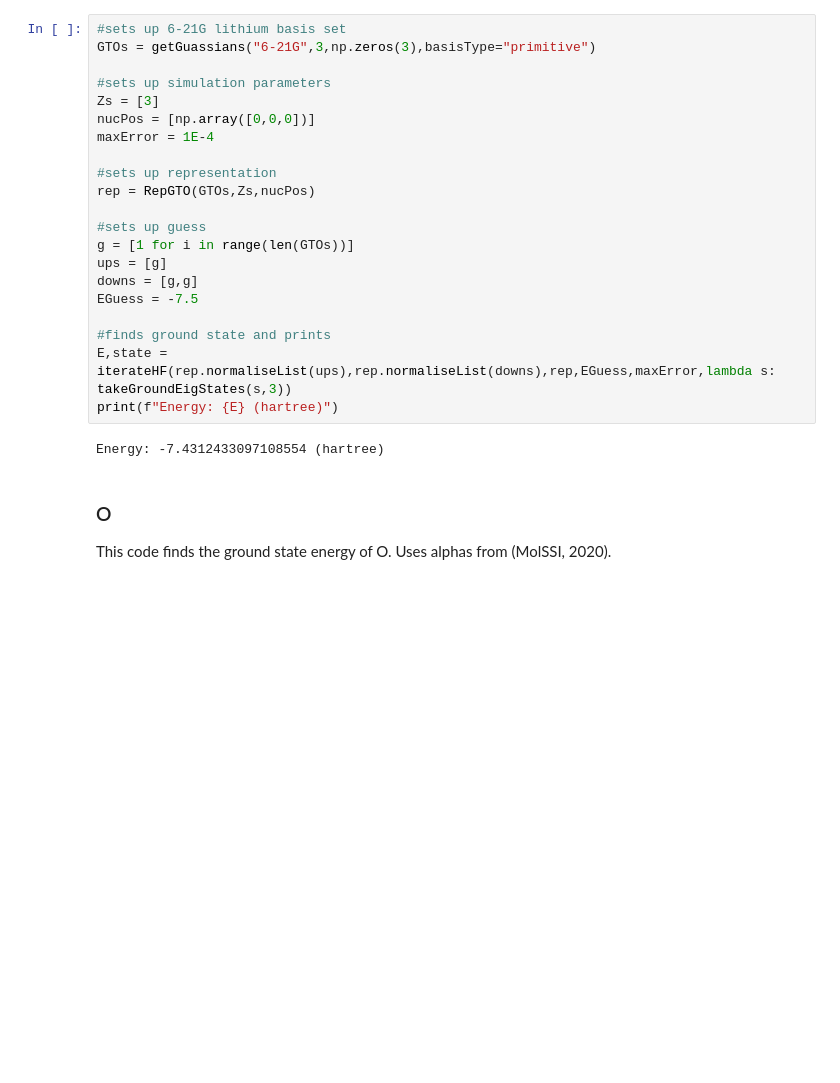
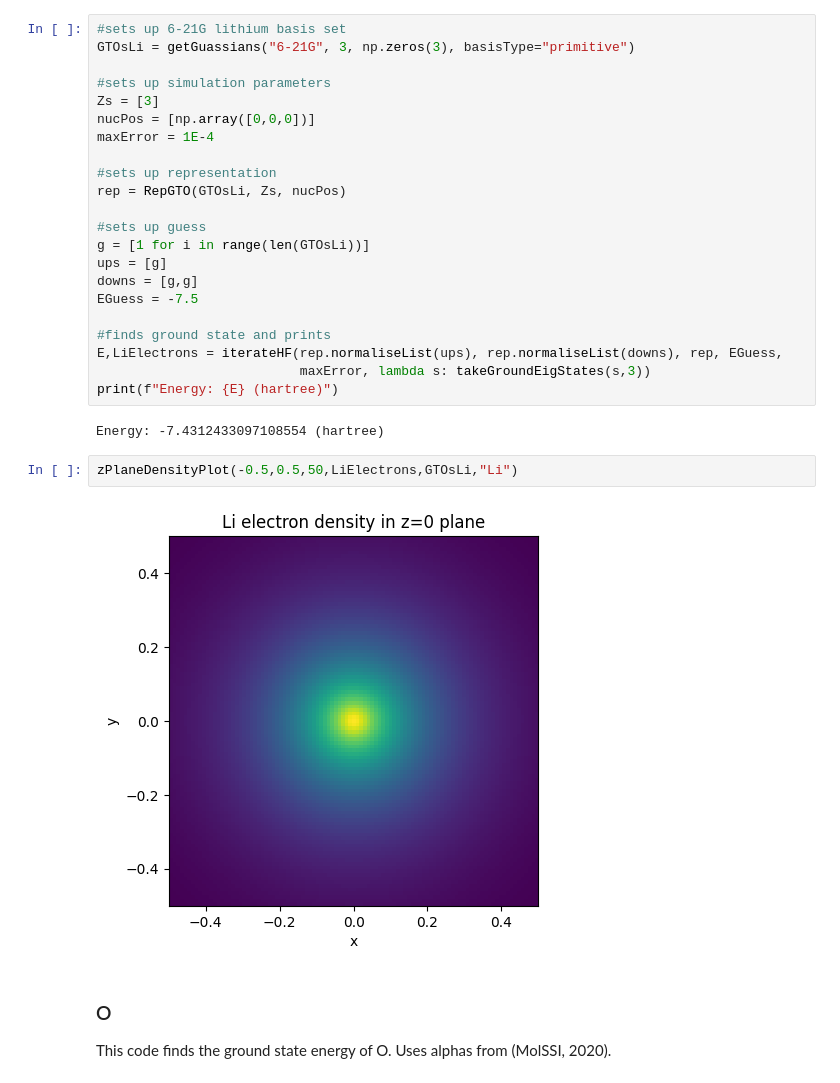
Before and after one commit to Williame33445/physics-projects, a Jupyter notebook: hartree_fock/hartree-fock-calculations.ipynb, the cells around one changed output. Saved outputs shown, nothing was run; the diff lists cells and outputs as text; blank space fills up the shorter version.

```diff
--- a/hartree_fock/hartree-fock-calculations.ipynb
+++ b/hartree_fock/hartree-fock-calculations.ipynb
@@ -209,7 +251,7 @@ Bound length: [1.38867188] au
 This code finds the ground state energy of Li. Uses alphas from (MolSSI, 2020).
 # %%
 #sets up 6-21G lithium basis set
-GTOs = getGuassians("6-21G",3,np.zeros(3),basisType="primitive")
+GTOsLi = getGuassians("6-21G", 3, np.zeros(3), basisType="primitive")
 
 #sets up simulation parameters
 Zs = [3]
@@ -217,19 +259,24 @@ nucPos = [np.array([0,0,0])]
 maxError = 1E-4
 
 #sets up representation
-rep = RepGTO(GTOs,Zs,nucPos)
+rep = RepGTO(GTOsLi, Zs, nucPos)
 
 #sets up guess
-g = [1 for i in range(len(GTOs))]
+g = [1 for i in range(len(GTOsLi))]
 ups = [g]
 downs = [g,g]
 EGuess = -7.5
 
 #finds ground state and prints
-E,state = iterateHF(rep.normaliseList(ups),rep.normaliseList(downs),rep,EGuess,maxError,lambda s: takeGroundEigStates(s,3))
+E,LiElectrons = iterateHF(rep.normaliseList(ups), rep.normaliseList(downs), rep, EGuess,
+                          maxError, lambda s: takeGroundEigStates(s,3))
 print(f"Energy: {E} (hartree)")
 # %% [output]
 Energy: -7.4312433097108554 (hartree)
+# %%
+zPlaneDensityPlot(-0.5,0.5,50,LiElectrons,GTOsLi,"Li")
+# %% [output]
+[figure, added]
 # %% [markdown]
 ### O
 
```
Also changed, not shown: parts of 11 cells of this notebook, 3 other files.
